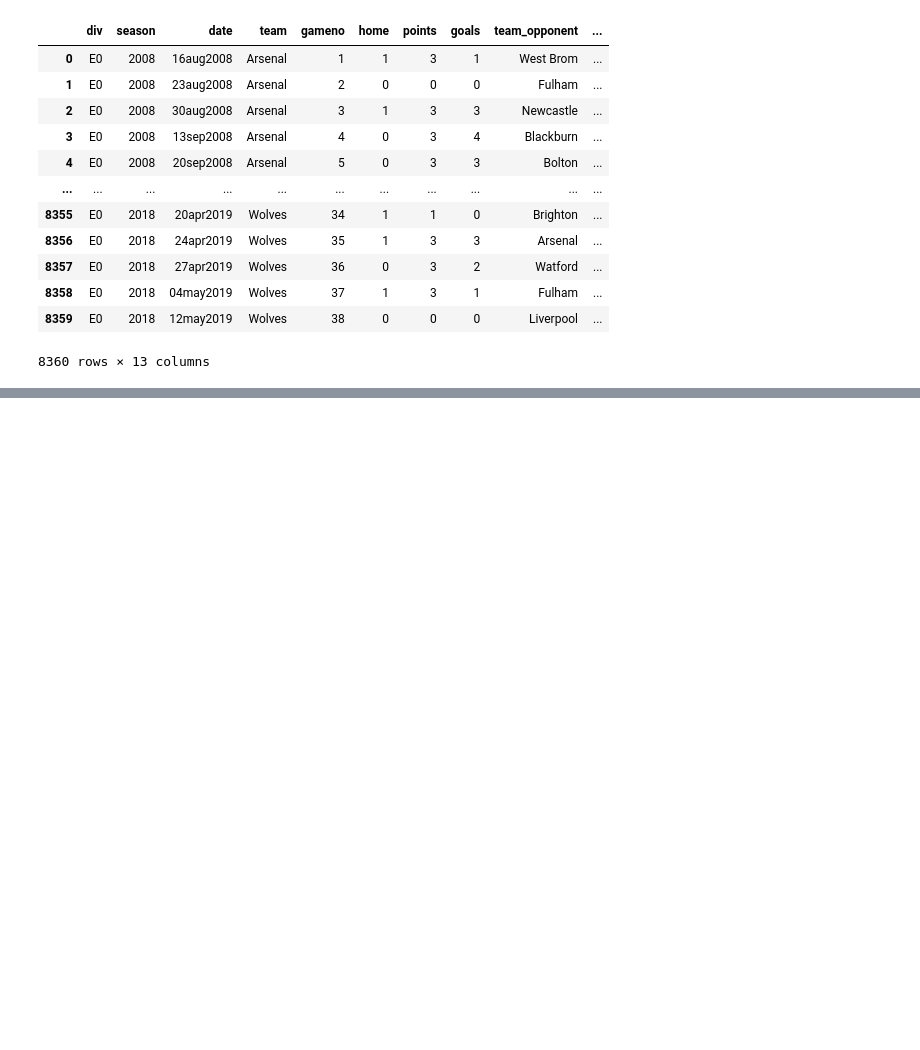
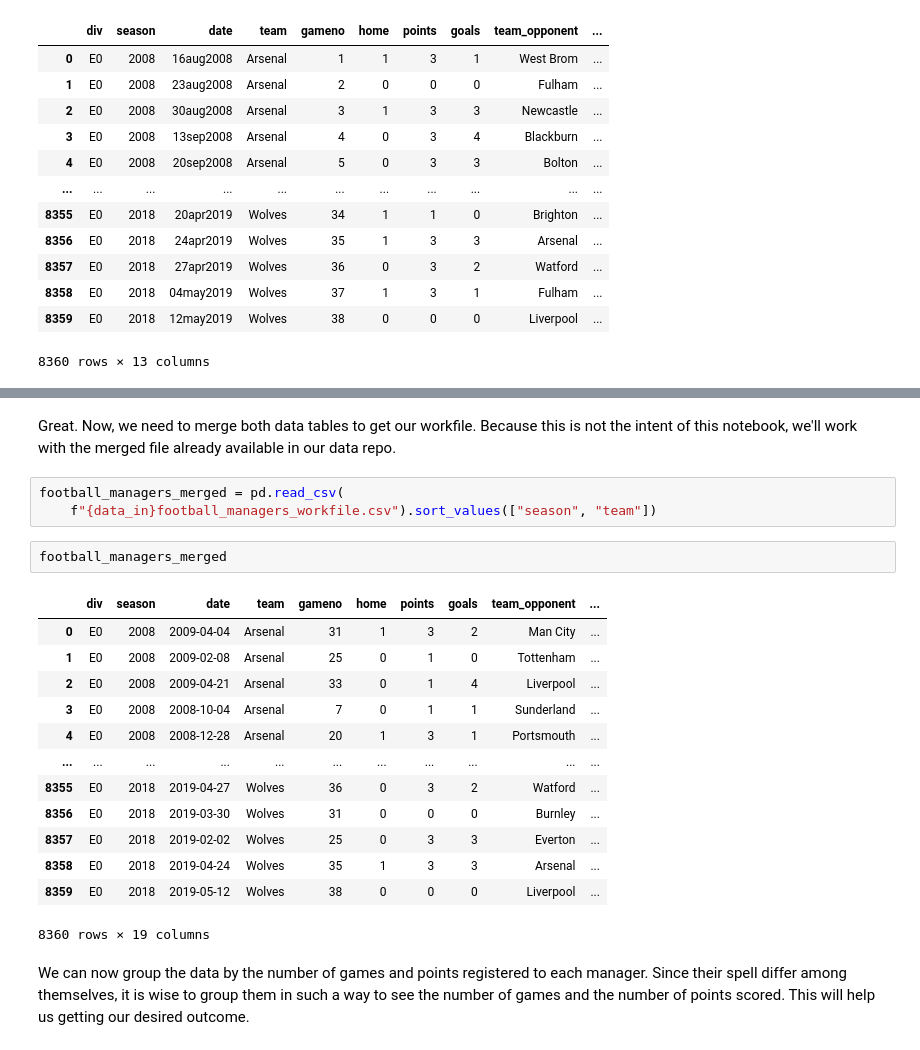
Before and after one commit to felipesebben/bk_data_analysis_studies, a Jupyter notebook: da_case_studies/ch02-football_manager_successs/ch02-football_manager_success.ipynb, the cells around one changed output, grey strips where cells are left out. Saved outputs shown, nothing was run; the diff lists cells and outputs as text; blank space fills up the shorter version.

```diff
--- a/da_case_studies/ch02-football_manager_successs/ch02-football_manager_success.ipynb
+++ b/da_case_studies/ch02-football_manager_successs/ch02-football_manager_success.ipynb
@@ -124,0 +164,23 @@ epl_teams_games.sort_values(["season", "team"])
+# %% [markdown]
+<p>Great. Now, we need to merge both data tables to get our workfile. Because this is not the intent of this notebook, we'll work with the merged file already available in our data repo.</p>
+# %%
+football_managers_merged = pd.read_csv(
+    f"{data_in}football_managers_workfile.csv").sort_values(["season", "team"])
+# %%
+football_managers_merged
+# %% [output]
+|  | div | season | date | team | gameno | home | points | goals | team_opponent | ... |
+| 0 | E0 | 2008 | 2009-04-04 | Arsenal | 31 | 1 | 3 | 2 | Man City | ... |
+| 1 | E0 | 2008 | 2009-02-08 | Arsenal | 25 | 0 | 1 | 0 | Tottenham | ... |
+| 2 | E0 | 2008 | 2009-04-21 | Arsenal | 33 | 0 | 1 | 4 | Liverpool | ... |
+| 3 | E0 | 2008 | 2008-10-04 | Arsenal | 7 | 0 | 1 | 1 | Sunderland | ... |
+| 4 | E0 | 2008 | 2008-12-28 | Arsenal | 20 | 1 | 3 | 1 | Portsmouth | ... |
+| ... | ... | ... | ... | ... | ... | ... | ... | ... | ... | ... |
+| 8355 | E0 | 2018 | 2019-04-27 | Wolves | 36 | 0 | 3 | 2 | Watford | ... |
+| 8356 | E0 | 2018 | 2019-03-30 | Wolves | 31 | 0 | 0 | 0 | Burnley | ... |
+| 8357 | E0 | 2018 | 2019-02-02 | Wolves | 25 | 0 | 3 | 3 | Everton | ... |
+| 8358 | E0 | 2018 | 2019-04-24 | Wolves | 35 | 1 | 3 | 3 | Arsenal | ... |
+| 8359 | E0 | 2018 | 2019-05-12 | Wolves | 38 | 0 | 0 | 0 | Liverpool | ... |
+8360 rows × 19 columns
+# %% [markdown]
+<p>We can now group the data by the number of games and points registered to each manager. Since their spell differ among themselves, it is wise to group them in such a way to see the number of games and the number of points scored. This will help us getting our desired outcome.</p>
```
Also changed, not shown: parts of 20 cells of this notebook.
